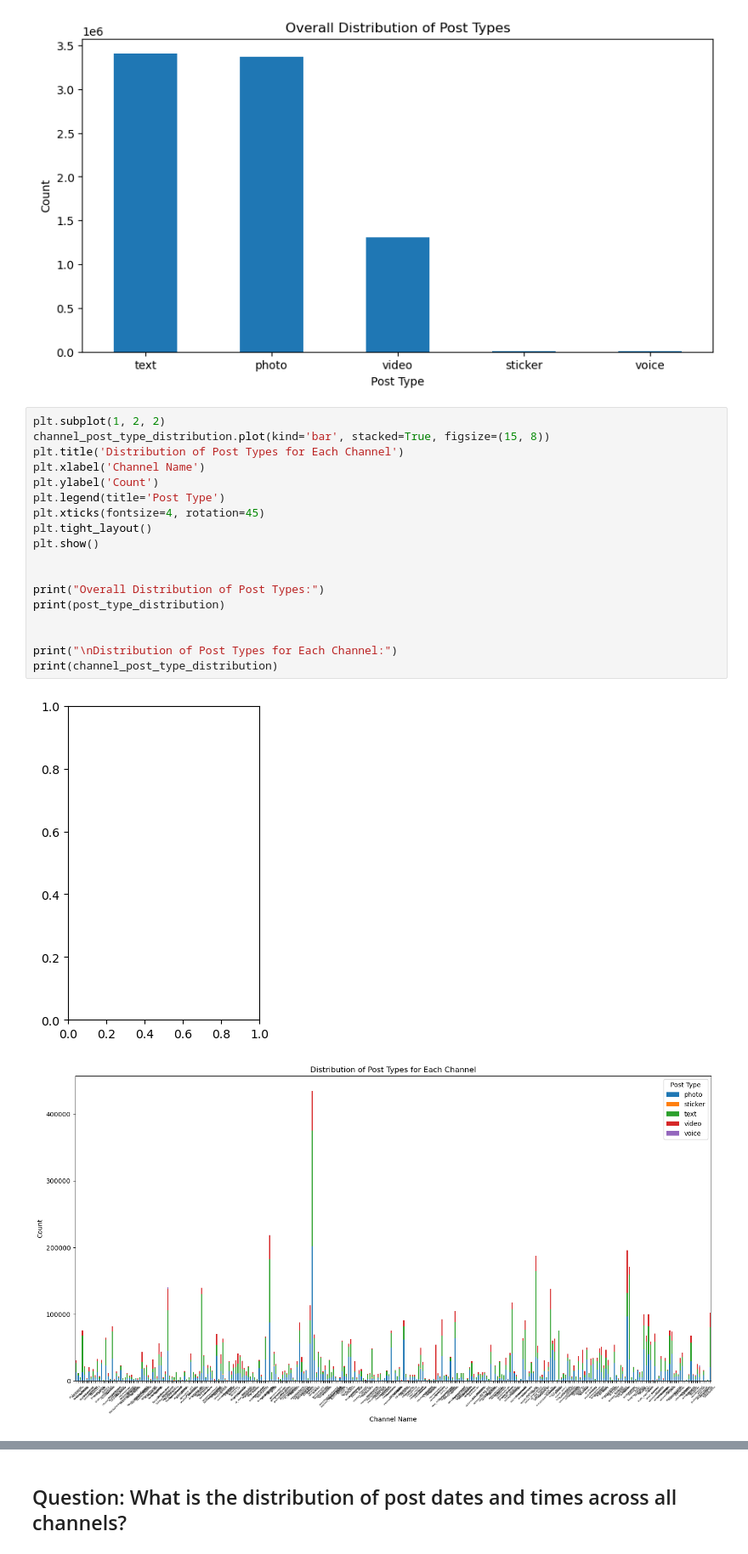
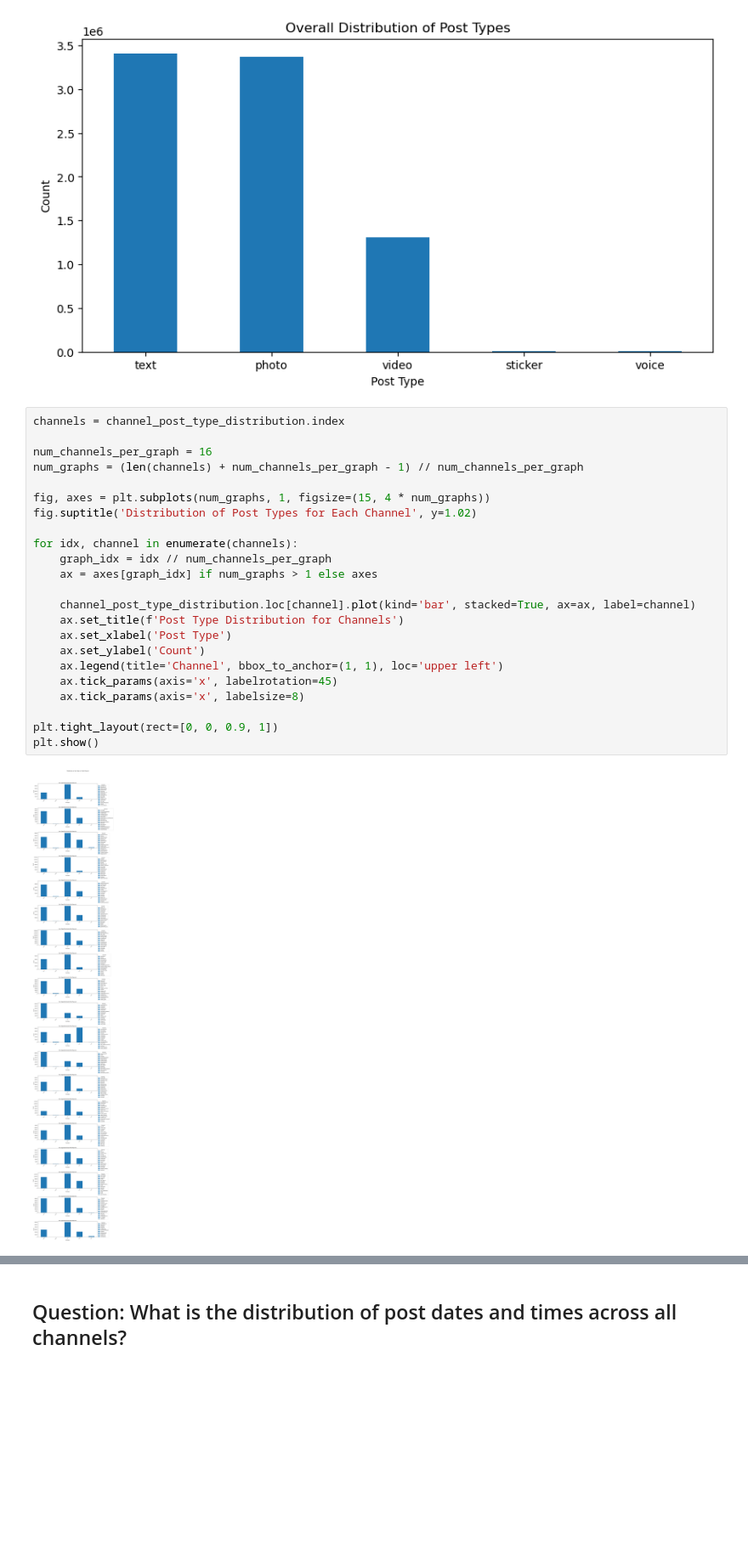
Before and after one commit to madam6/Russian-propaganda-telegram-channels-EDA, a Jupyter notebook: RPTG_eda.ipynb, the cells around one changed output, grey strips where cells are left out. Shown at 85% size. Cells and saved outputs as stored; diff of their text form; blank space fills up the shorter version.

```diff
--- a/RPTG_eda.ipynb
+++ b/RPTG_eda.ipynb
@@ -583,23 +607,27 @@ plt.ylabel('Count')
 Text(0, 0.5, 'Count')
 [figure]
 # %%
-plt.subplot(1, 2, 2)
-channel_post_type_distribution.plot(kind='bar', stacked=True, figsize=(15, 8))
-plt.title('Distribution of Post Types for Each Channel')
-plt.xlabel('Channel Name')
-plt.ylabel('Count')
-plt.legend(title='Post Type')
-plt.xticks(fontsize=4, rotation=45)
-plt.tight_layout()
+channels = channel_post_type_distribution.index
+
+num_channels_per_graph = 16
+num_graphs = (len(channels) + num_channels_per_graph - 1) // num_channels_per_graph
+
+fig, axes = plt.subplots(num_graphs, 1, figsize=(15, 4 * num_graphs))
+fig.suptitle('Distribution of Post Types for Each Channel', y=1.02)
+
+for idx, channel in enumerate(channels):
+    graph_idx = idx // num_channels_per_graph
+    ax = axes[graph_idx] if num_graphs > 1 else axes
+
+    channel_post_type_distribution.loc[channel].plot(kind='bar', stacked=True, ax=ax, label=channel)
+    ax.set_title(f'Post Type Distribution for Channels')
+    ax.set_xlabel('Post Type')
+    ax.set_ylabel('Count')
+    ax.legend(title='Channel', bbox_to_anchor=(1, 1), loc='upper left')
+    ax.tick_params(axis='x', labelrotation=45)
+    ax.tick_params(axis='x', labelsize=8)
+
+plt.tight_layout(rect=[0, 0, 0.9, 1])
 plt.show()
-
-
-print("Overall Distribution of Post Types:")
-print(post_type_distribution)
-
-
-print("\nDistribution of Post Types for Each Channel:")
-print(channel_post_type_distribution)
 # %% [output]
-[figure, old version]
+[figure, new version]
-[figure, removed]
```
Also changed, not shown: parts of 10 cells of this notebook.
